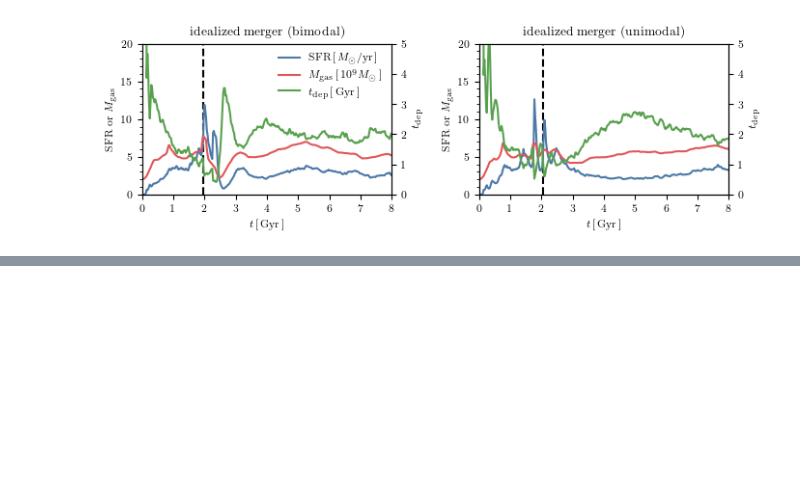
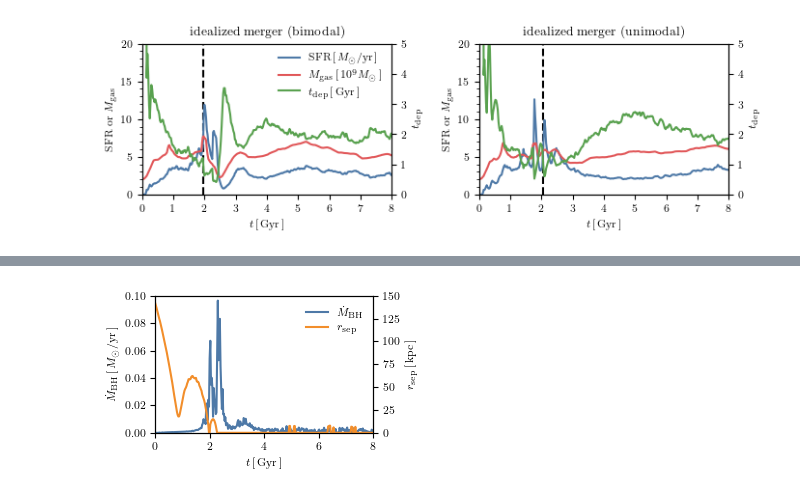
Before and after one commit to gusbeane/GSEgas, a Jupyter notebook: plots/gas_evol/gas_evol.ipynb, the cells around one changed output, grey strips where cells are left out. Saved outputs shown, nothing was run; the diff lists cells and outputs as text; code cells hidden in the pictures; blank space fills up the shorter version.

Commit message:
Add Mdot rsep plot

```diff
--- a/plots/gas_evol/gas_evol.ipynb
+++ b/plots/gas_evol/gas_evol.ipynb
@@ -484,7 +484,9 @@ def get_summary(idx, sim, rmin=2, rmax=5, dsnap=0.025):
     logMgH = np.log10(MgH)
     logMgFe = logMgH - logFeH
 
-
+    out['BH_Mdot'] = snap['PartType5/BH_Mdot'][0]
+    out['BH_CumEgyInjection_QM'] = snap['PartType5/BH_CumEgyInjection_QM'][0]
+    out['BH_CumEgyInjection_RM'] = snap['PartType5/BH_CumEgyInjection_RM'][0]
 
     out['Mgas'] = np.sum(mass0[in_SN])
     out['SFR'] = np.sum(sfr0[in_SN])
@@ -629,0 +656,22 @@ fig.savefig('SFR_Mgas_tdep.pdf')
+# %%
+fig, ax = plt.subplots(1, 1, figsize=(columnwidth, 0.6*columnwidth))
+
+lns = []
+
+lns += ax.plot(summary0['Time'], 10*summary0['BH_Mdot'], c=tb_c[0], label=r'$\dot{M}_{\textrm{BH}}$')
+ax2 = ax.twinx()
+lns += ax2.plot(orbit0['Time'], orbit0['Rsep'], c=tb_c[1], label=r'$r_{\textrm{sep}}$')
+# ax.plot(summary1['Time'], 10*summary1['BH_Mdot'])
+
+labs = [l.get_label() for l in lns]
+ax.legend(lns, labs, frameon=False)
+
+ax.set(ylim=(0, 0.1), xlim=(0, 8))
+ax.set(xlabel=r'$t\,[\,\textrm{Gyr}\,]$',
+       ylabel=r'$\dot{M}_{\textrm{BH}}\,[\,M_{\odot}/\textrm{yr}\,]$')
+
+ax2.set(ylim=(0, 150), ylabel=r'$r_{\textrm{sep}}\,[\,\textrm{kpc}\,]$')
+fig.tight_layout()
+fig.savefig('MdotBH_rsep.pdf')
+# %% [output]
+[figure, added]
```
Also changed, not shown: parts of 3 cells of this notebook, 2 other files.
